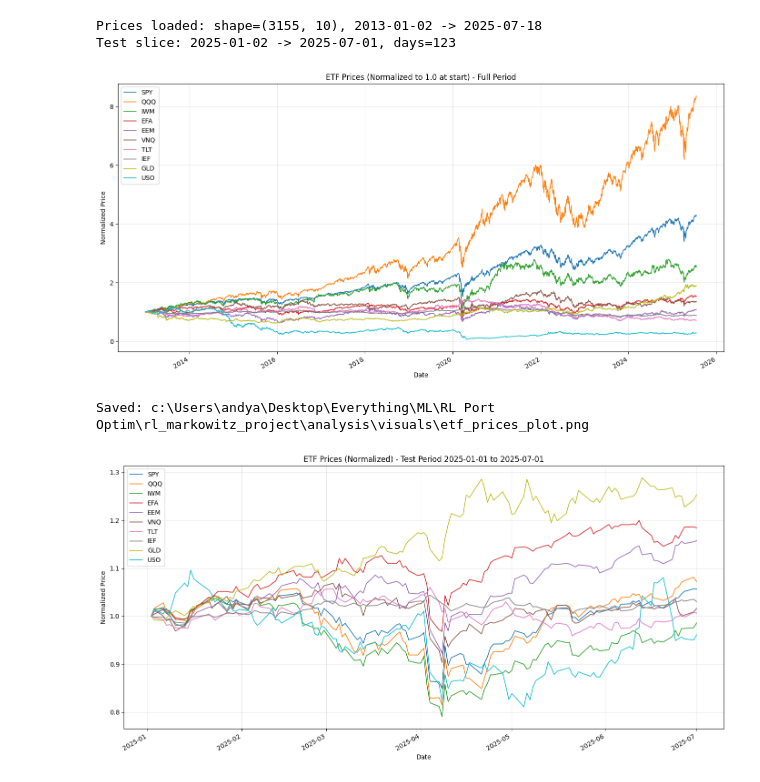
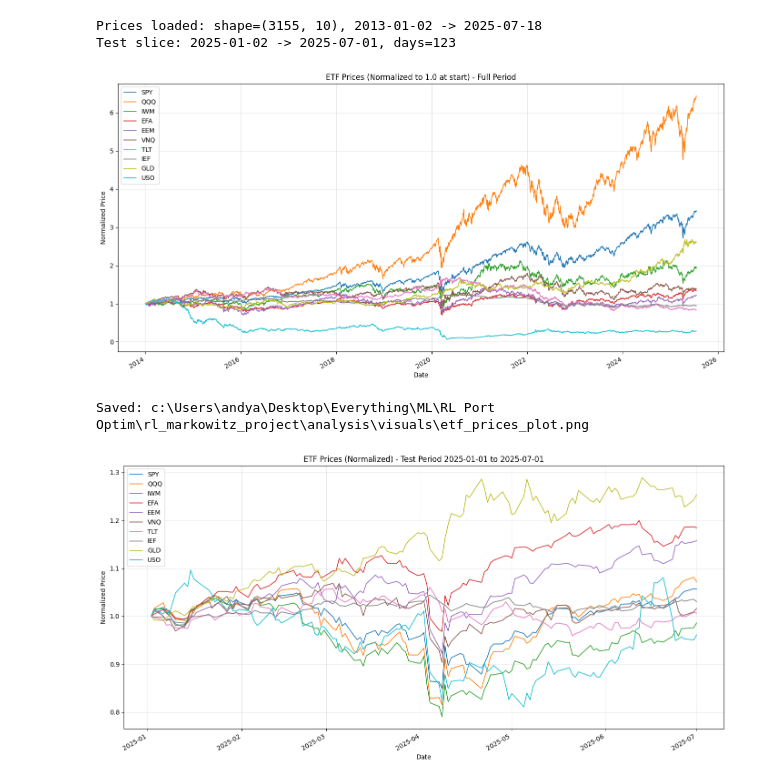
Before and after one commit to OuJiaPeng/DRL-portfolio-optimization, a Jupyter notebook: analysis/visuals/visuals.ipynb, the cells around one changed output. Cells and saved outputs as stored; diff of their text form; code cells hidden in the pictures.

```diff
--- a/analysis/visuals/visuals.ipynb
+++ b/analysis/visuals/visuals.ipynb
@@ -36,19 +36,21 @@ test_prices_png = str(vis_dir / 'etf_prices_test_period.png')
 Prices loaded: shape=(3155, 10), 2013-01-02 -> 2025-07-18
 Test slice: 2025-01-02 -> 2025-07-01, days=123
 # %%
-# Full-period ETF prices chart
+# Full-period ETF prices chart (force start from 2014-01-01)
+start_date = '2014-01-01'
+prices_plot = prices.loc[start_date:] if start_date in prices.index or prices.index.min() <= pd.to_datetime(start_date) else prices
 plt.figure(figsize=(14, 7))
-(prices / prices.iloc[0]).plot(ax=plt.gca(), linewidth=1.2)
+(prices_plot / prices_plot.iloc[0]).plot(ax=plt.gca(), linewidth=1.2)
 plt.title('ETF Prices (Normalized to 1.0 at start) - Full Period')
 plt.xlabel('Date')
 plt.ylabel('Normalized Price')
 plt.grid(True, alpha=0.3)
 plt.tight_layout()
 plt.savefig(full_prices_png, dpi=200, bbox_inches='tight')
 plt.show()
 print(f"Saved: {full_prices_png}")
 # %% [output]
-[figure, old version]
+[figure, new version]
 Saved: c:\Users\andya\Desktop\Everything\ML\RL Port Optim\rl_markowitz_project\analysis\visuals\etf_prices_plot.png
 # %%
 # Test-period ETF prices chart
```
Also changed, not shown: parts of 1 cell of this notebook, 7 other files.
